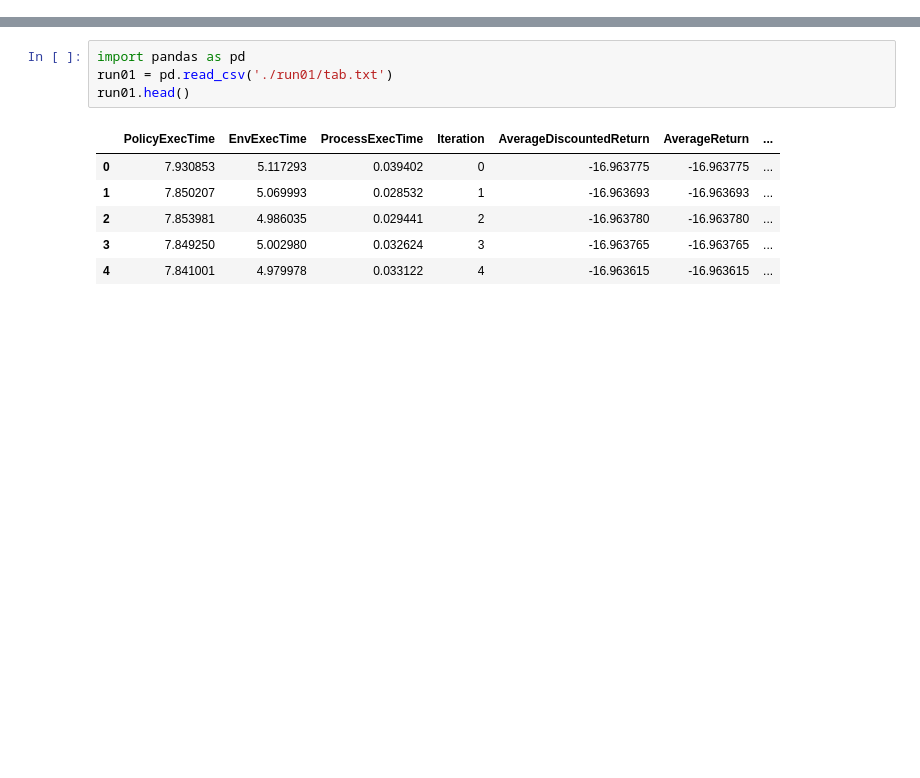
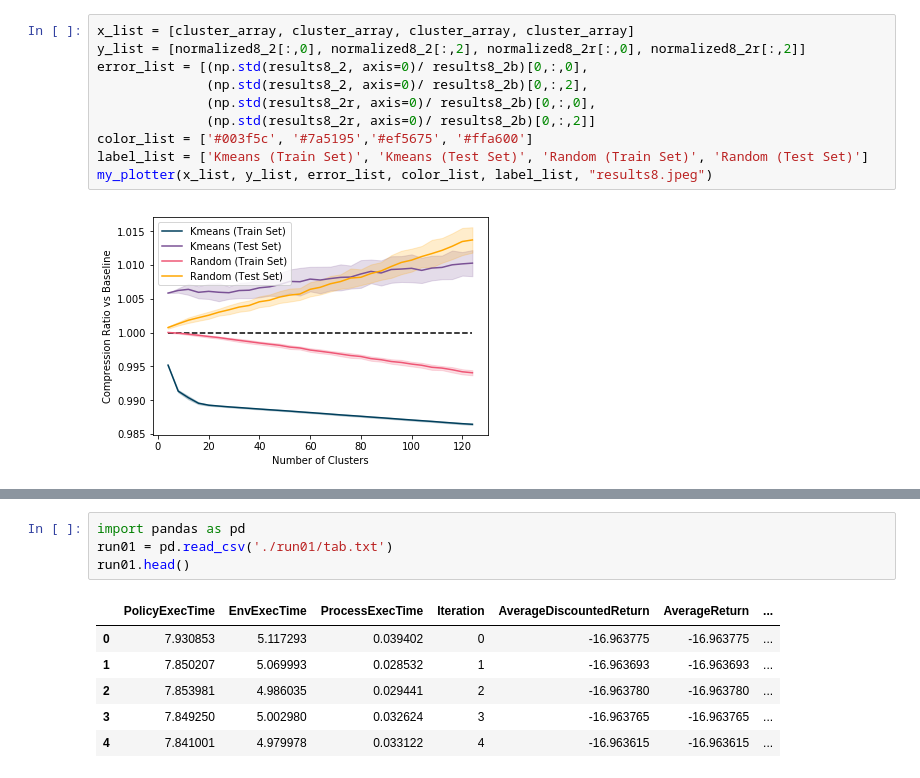
Before and after one commit to mark-koren/deep_entropy_coding, a Jupyter notebook: Untitled.ipynb, the cells around one changed output, grey strips where cells are left out. Drawn from its saved outputs; the diff is of its cells as text; blank space fills up the shorter version.

```diff
--- a/Untitled.ipynb
+++ b/Untitled.ipynb
@@ -30,0 +133,12 @@ array([[[4488960.        , 1554404.        , 1579376.        ],
+# %%
+x_list = [cluster_array, cluster_array, cluster_array, cluster_array]
+y_list = [normalized8_2[:,0], normalized8_2[:,2], normalized8_2r[:,0], normalized8_2r[:,2]]
+error_list = [(np.std(results8_2, axis=0)/ results8_2b)[0,:,0],
+              (np.std(results8_2, axis=0)/ results8_2b)[0,:,2],
+              (np.std(results8_2r, axis=0)/ results8_2b)[0,:,0],
+              (np.std(results8_2r, axis=0)/ results8_2b)[0,:,2]]
+color_list = ['#003f5c', '#7a5195','#ef5675', '#ffa600']
+label_list = ['Kmeans (Train Set)', 'Kmeans (Test Set)', 'Random (Train Set)', 'Random (Test Set)']
+my_plotter(x_list, y_list, error_list, color_list, label_list, "results8.jpeg")
+# %% [output]
+[figure, added]
```
Also changed, not shown: parts of 14 cells of this notebook, 1 other file.
